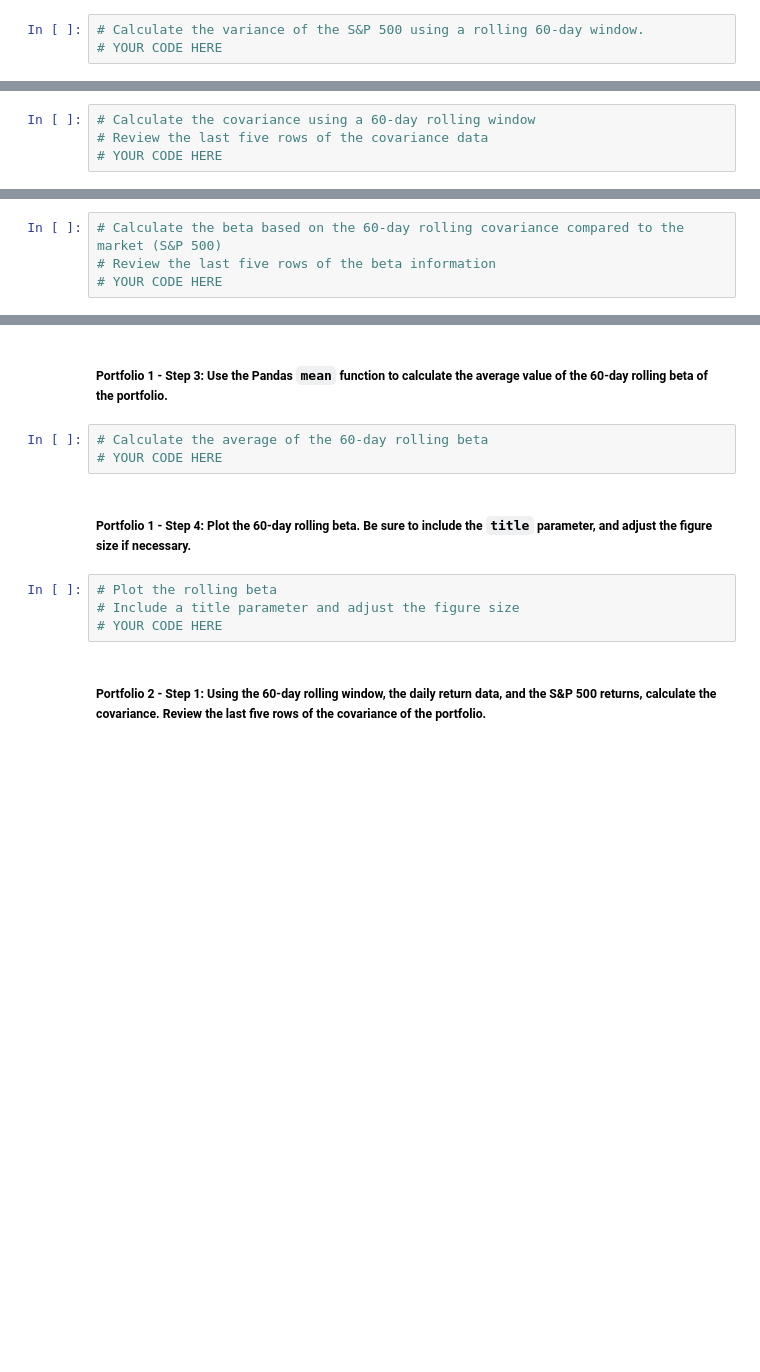
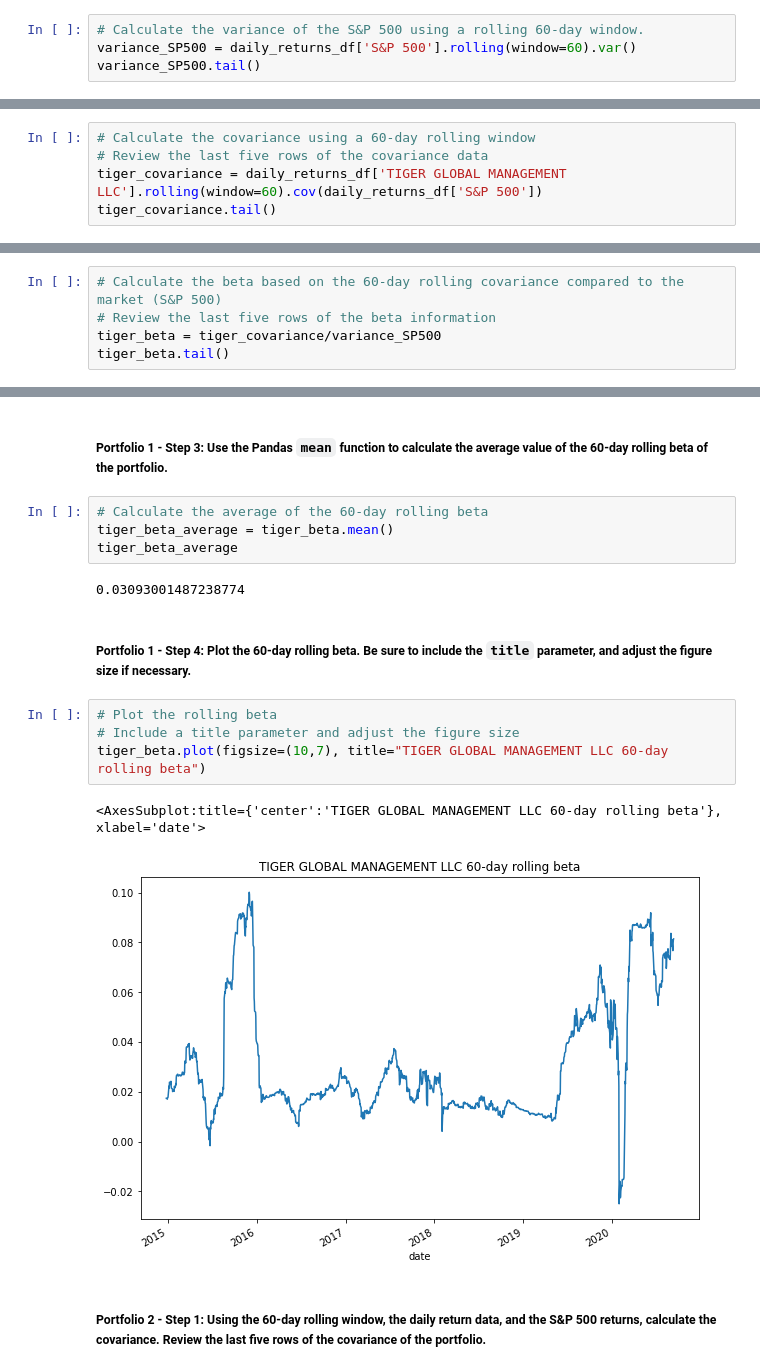
Before and after one commit to dcmar18/RiskReturnAnalysis, a Jupyter notebook: risk_return_analysis.ipynb, the cells around one changed output, grey strips where cells are left out. Saved outputs shown, nothing was run; the diff lists cells and outputs as text; blank space fills up the shorter version.

Commit message:
Wrote code to calculate variance, covariances, betas and plot betas

```diff
--- a/risk_return_analysis.ipynb
+++ b/risk_return_analysis.ipynb
@@ -400,4 +400,5 @@ Your analysis is nearing completion. Now, you need to evaluate how the portfolio
 #### Use the Pandas `var` function to calculate the variance of the S&P 500 by using a 60-day rolling window. Visualize the last five rows of the variance of the S&P 500.
 # %%
 # Calculate the variance of the S&P 500 using a rolling 60-day window.
-# YOUR CODE HERE
+variance_SP500 = daily_returns_df['S&P 500'].rolling(window=60).var()
+variance_SP500.tail()
@@ -416,4 +425,5 @@ Your analysis is nearing completion. Now, you need to evaluate how the portfolio
 # %%
 # Calculate the covariance using a 60-day rolling window
 # Review the last five rows of the covariance data
-# YOUR CODE HERE
+tiger_covariance = daily_returns_df['TIGER GLOBAL MANAGEMENT LLC'].rolling(window=60).cov(daily_returns_df['S&P 500'])
+tiger_covariance.tail()
@@ -422,4 +440,5 @@ Your analysis is nearing completion. Now, you need to evaluate how the portfolio
 # %%
 # Calculate the beta based on the 60-day rolling covariance compared to the market (S&P 500)
 # Review the last five rows of the beta information
-# YOUR CODE HERE
+tiger_beta = tiger_covariance/variance_SP500
+tiger_beta.tail()
@@ -427,13 +454,19 @@ Your analysis is nearing completion. Now, you need to evaluate how the portfolio
 ##### Portfolio 1 - Step 3: Use the Pandas `mean` function to calculate the average value of the 60-day rolling beta of the portfolio.
 # %%
 # Calculate the average of the 60-day rolling beta
-# YOUR CODE HERE
+tiger_beta_average = tiger_beta.mean()
+tiger_beta_average
+# %% [output]
+0.03093001487238774
 # %% [markdown]
 ##### Portfolio 1 - Step 4: Plot the 60-day rolling beta. Be sure to include the `title` parameter, and adjust the figure size if necessary.
 # %%
 # Plot the rolling beta
 # Include a title parameter and adjust the figure size
-# YOUR CODE HERE
+tiger_beta.plot(figsize=(10,7), title="TIGER GLOBAL MANAGEMENT LLC 60-day rolling beta")
+# %% [output]
+<AxesSubplot:title={'center':'TIGER GLOBAL MANAGEMENT LLC 60-day rolling beta'}, xlabel='date'>
+[figure, added]
 # %% [markdown]
 ##### Portfolio 2 - Step 1: Using the 60-day rolling window, the daily return data, and the S&P 500 returns, calculate the covariance. Review the last five rows of the covariance of the portfolio.
 # %%
```
Also changed, not shown: parts of 9 cells of this notebook.
